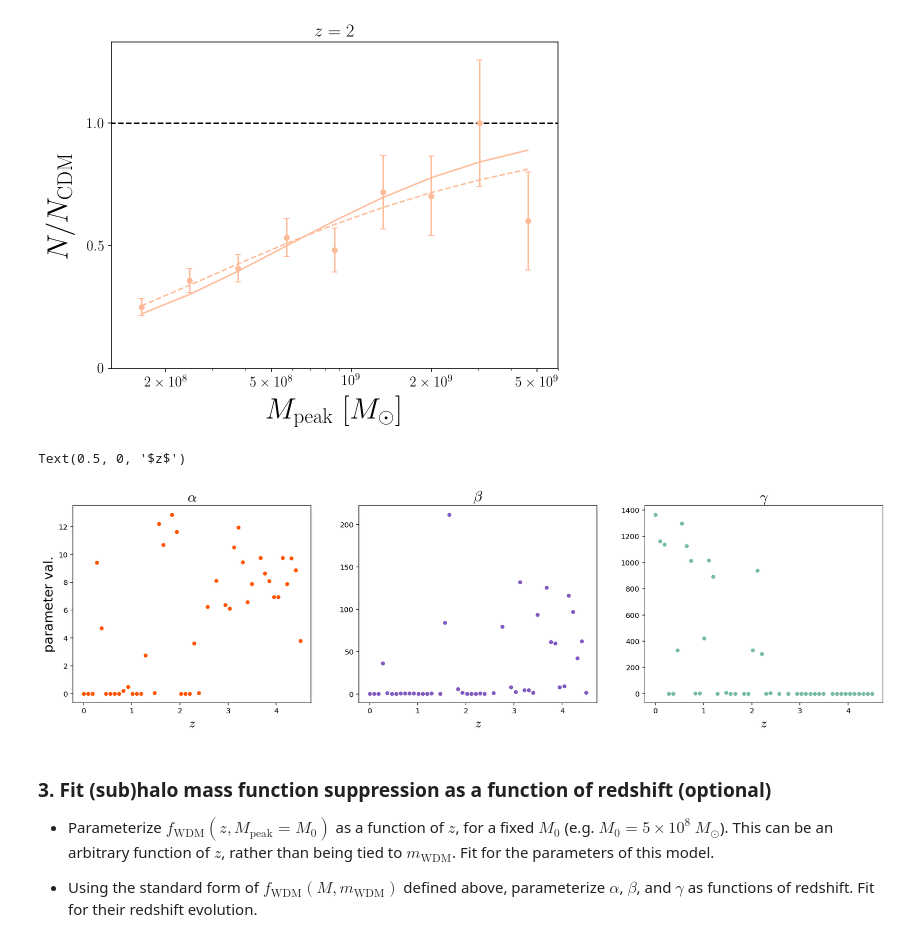
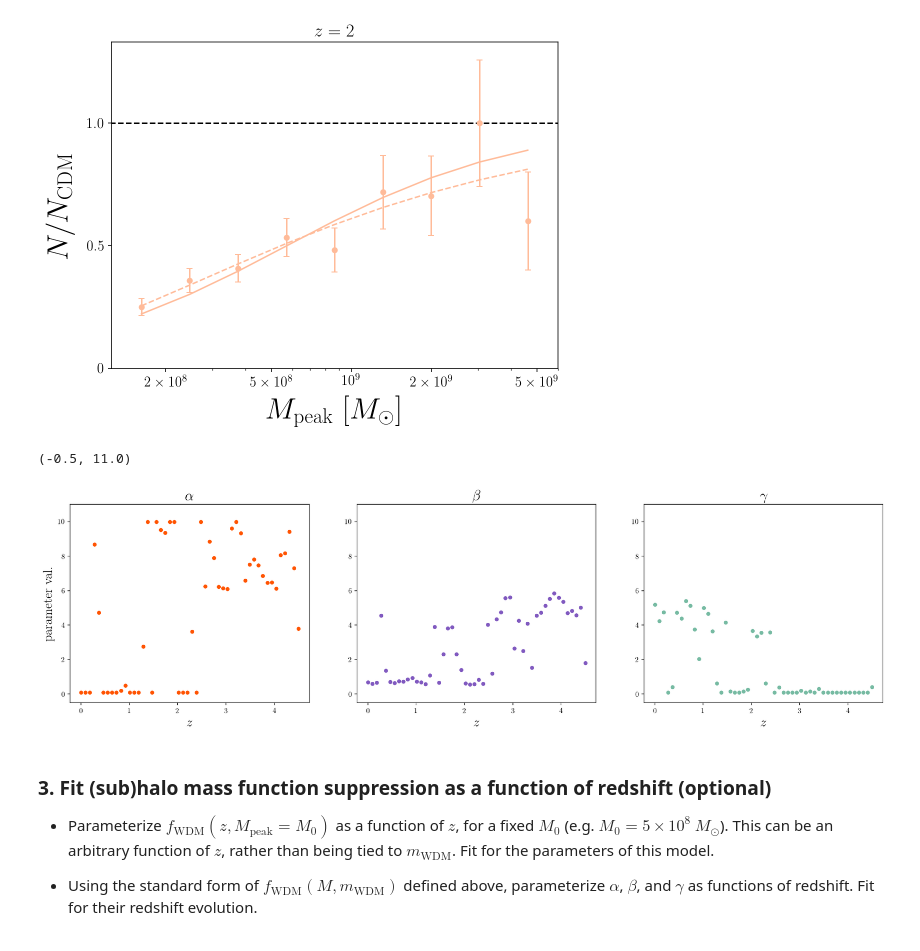
Before and after one commit to theotherlogan/nsbp-2023, a Jupyter notebook: notebooks/logan_week4.ipynb, the cells around one changed output. Cells and saved outputs as stored; diff of their text form; code cells hidden in the pictures.

Commit message:
error bar experiments

```diff
--- a/notebooks/logan_week4.ipynb
+++ b/notebooks/logan_week4.ipynb
@@ -664,7 +677,7 @@ for z_desired in tqdm(np.linspace(0, 4.5, 50)):
     z = str(redshifts[np.argmin(np.abs(redshifts - z_desired))])
 
     try:
-        params, error = so.curve_fit(func, M, wdm_shmf_mpeak_suppression[model][str(z)], p0=[2.7, 1., 0.99], maxfev=20000)
+        params, error = so.curve_fit(func, M, wdm_shmf_mpeak_suppression[model][str(z)], bounds=(0.1, 10), maxfev=20000)
         params= np.append(params, z)
         parameters_wdm3.append(params)
     except RuntimeError: pass
@@ -674,25 +687,28 @@ parameters_wdm3 = np.array(parameters_wdm3, dtype=float)
 # %%
 fig, ax = plt.subplots(1, 3, figsize=(20,5))
 
 
 ax[0].scatter(parameters_wdm3[:, 3], parameters_wdm3[:, 0], s=20, c=sim_colors['wdm_6'])
 ax[0].set_title(r'$\alpha$', fontsize=20)
 ax[0].set_xlabel('$z$', fontsize=18)
 ax[0].set_ylabel('parameter val.', fontsize=18)
-# ax[0].set_ylim(-30, 1400)
+ax[0].set_ylim(-0.5, 11)
+# ax[0].set_yscale('log')
 
 ax[1].scatter(parameters_wdm3[:, 3], parameters_wdm3[:, 1], s=20, c=sim_colors['fdm_185e-22eV'])
 ax[1].set_title(r'$\beta$', fontsize=20)
 ax[1].set_xlabel('$z$', fontsize=18)
-# ax[1].set_ylim(-30, 1400)
+ax[1].set_ylim(-0.5, 11)
+# ax[1].set_yscale('log')
 
 ax[2].scatter(parameters_wdm3[:, 3], parameters_wdm3[:, 2], s=20, c=sim_colors['idm_1e-4GeV_envelope'])
 ax[2].set_title(r'$\gamma$', fontsize=20)
 ax[2].set_xlabel('$z$', fontsize=18)
-# ax[2].set_ylim(-30, 1400)
+ax[2].set_ylim(-0.5, 11)
+# ax[2].set_yscale('log')
 # %% [output]
-Text(0.5, 0, '$z$')
+(-0.5, 11.0)
-[figure, old version]
+[figure, new version]
 # %% [markdown]
 ### 3. Fit (sub)halo mass function suppression as a function of redshift (optional)
 
```
Also changed, not shown: parts of 3 cells of this notebook, 1 other file.
